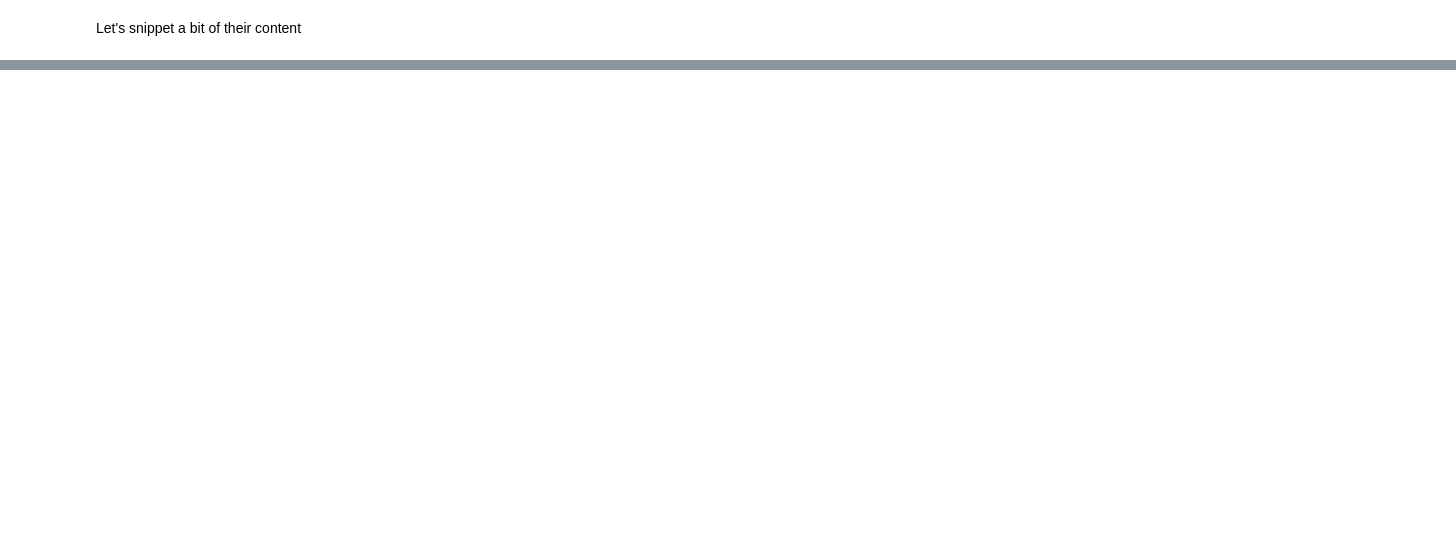
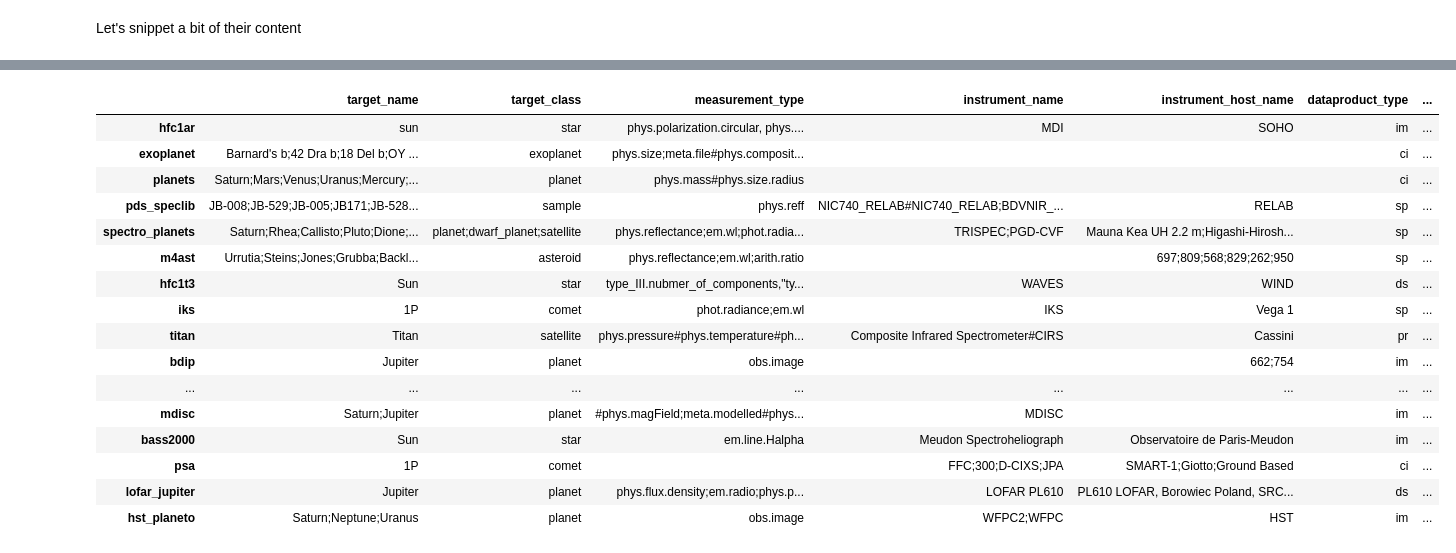
Before and after one commit to chbrandt/vespaapp, a Jupyter notebook: data/VESPA/Inspecting_EPNTAP_columns_content.ipynb, the cells around one changed output, grey strips where cells are left out. Cells and saved outputs as stored; diff of their text form; code cells hidden in the pictures; blank space fills up the shorter version.

```diff
--- a/data/VESPA/Inspecting_EPNTAP_columns_content.ipynb
+++ b/data/VESPA/Inspecting_EPNTAP_columns_content.ipynb
@@ -121,0 +226,32 @@ k_error                                                                       Na
+# %%
+def agg_df_keywords(df):
+
+    def sRegion_nonempty(series):
+        non_empty_vals = sum(series.apply(lambda s:bool(len(s))))
+#         empty_vals = sum(not series.str.strip().str.match(''))
+#         res = None if empty_vals == len(series) else empty_vals
+#         return str(res)
+        return non_empty_vals
+
+    def fields_unique(series):
+        return ';'.join([s.strip() for s in set(series.astype(str).tolist()) if s.strip()])
+
+    df_summ = pandas.Series()
+    df_summ['target_name'] = fields_unique(df['target_name'])
+    df_summ['target_class'] = fields_unique(df['target_class'])
+    df_summ['measurement_type'] = fields_unique(df['measurement_type'])
+    df_summ['instrument_name'] = fields_unique(df['instrument_name'])
+    df_summ['instrument_host_name'] = fields_unique(df['instrument_host_name'])
+    df_summ['dataproduct_type'] = fields_unique(df['dataproduct_type'])
+    df_summ['s_region'] = sRegion_nonempty(df['s_region'])
+#     df_summ = df.agg({'target_name':fields_unique,
+#                         'target_class':fields_unique,
+#                         'measurement_type':fields_unique,
+#                         'instrument_name':fields_unique,
+#                         'instrument_host_name':fields_unique,
+#                         'dataproduct_type':fields_unique})#,
+#                         's_region':sRegion_nonempty})
+    schema = df['schema_epn_core'].unique()
+    assert len(schema) == 1
+    df_summ.name = schema[0]
+    return df_summ
@@ -121,0 +424,21 @@ k_error                                                                       Na
+# %%
+df_agg_T = df_agg.T
+df_agg_T
+# %% [output]
+|  | target_name | target_class | measurement_type | instrument_name | instrument_host_name | dataproduct_type | ... |
+| hfc1ar | sun | star | phys.polarization.circular, phys.... | MDI | SOHO | im | ... |
+| exoplanet | Barnard's b;42 Dra b;18 Del b;OY ... | exoplanet | phys.size;meta.file#phys.composit... |  |  | ci | ... |
+| planets | Saturn;Mars;Venus;Uranus;Mercury;... | planet | phys.mass#phys.size.radius |  |  | ci | ... |
+| pds_speclib | JB-008;JB-529;JB-005;JB171;JB-528... | sample | phys.reff | NIC740_RELAB#NIC740_RELAB;BDVNIR_... | RELAB | sp | ... |
+| spectro_planets | Saturn;Rhea;Callisto;Pluto;Dione;... | planet;dwarf_planet;satellite | phys.reflectance;em.wl;phot.radia... | TRISPEC;PGD-CVF | Mauna Kea UH 2.2 m;Higashi-Hirosh... | sp | ... |
+| m4ast | Urrutia;Steins;Jones;Grubba;Backl... | asteroid | phys.reflectance;em.wl;arith.ratio |  | 697;809;568;829;262;950 | sp | ... |
+| hfc1t3 | Sun | star | type_III.nubmer_of_components,"ty... | WAVES | WIND | ds | ... |
+| iks | 1P | comet | phot.radiance;em.wl | IKS | Vega 1 | sp | ... |
+| titan | Titan | satellite | phys.pressure#phys.temperature#ph... | Composite Infrared Spectrometer#CIRS | Cassini | pr | ... |
+| bdip | Jupiter | planet | obs.image |  | 662;754 | im | ... |
+| ... | ... | ... | ... | ... | ... | ... | ... |
+| mdisc | Saturn;Jupiter | planet | #phys.magField;meta.modelled#phys... | MDISC |  | im | ... |
+| bass2000 | Sun | star | em.line.Halpha | Meudon Spectroheliograph | Observatoire de Paris-Meudon | im | ... |
+| psa | 1P | comet |  | FFC;300;D-CIXS;JPA | SMART-1;Giotto;Ground Based | ci | ... |
+| lofar_jupiter | Jupiter | planet | phys.flux.density;em.radio;phys.p... | LOFAR PL610 | PL610 LOFAR, Borowiec Poland, SRC... | ds | ... |
+| hst_planeto | Saturn;Neptune;Uranus | planet | obs.image | WFPC2;WFPC | HST | im | ... |
```
Also changed, not shown: parts of 31 cells of this notebook, 11 other files.
